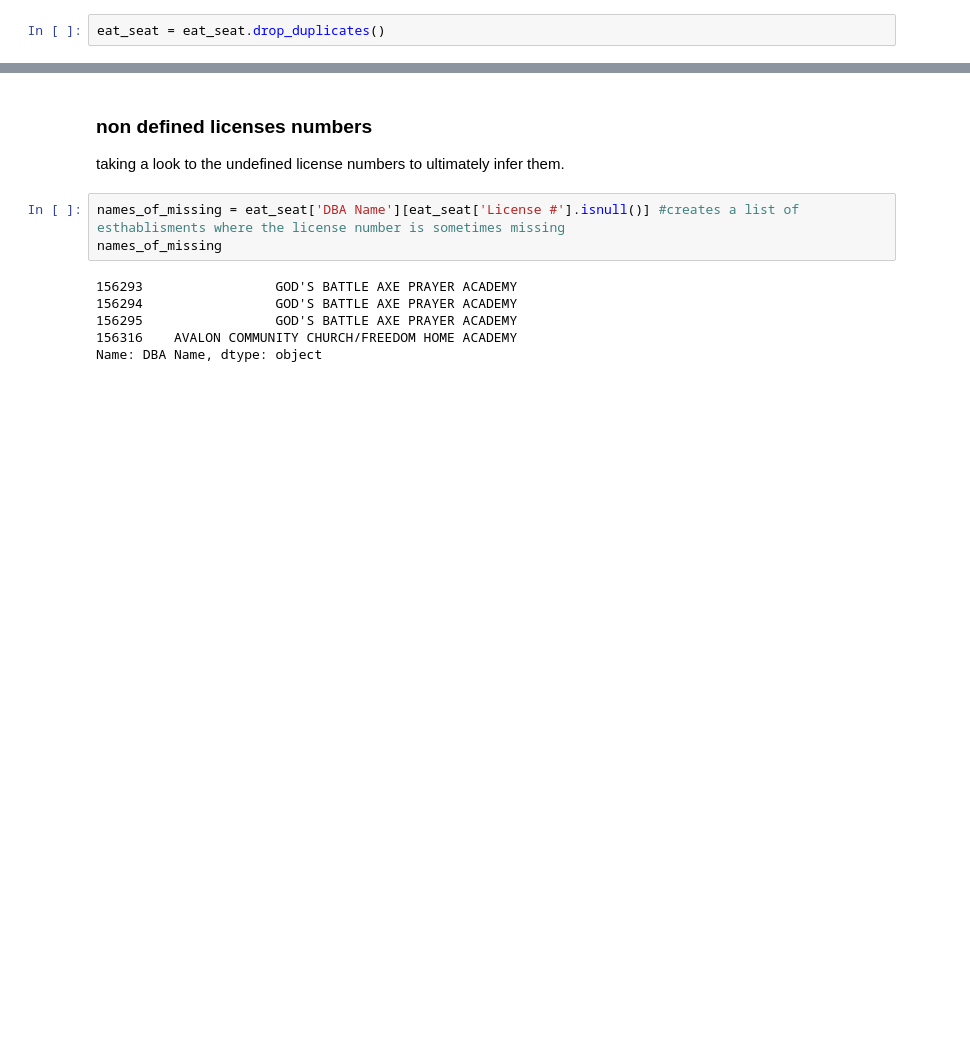
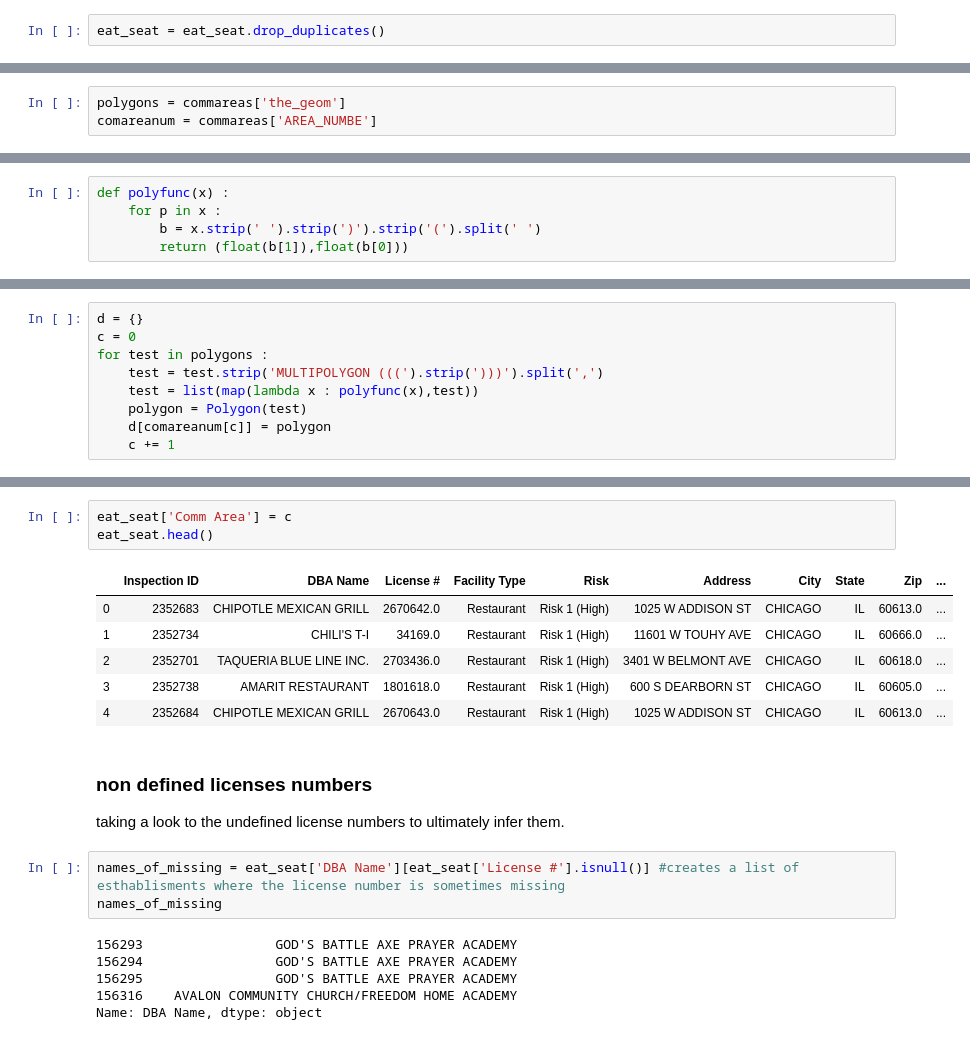
Before and after one commit to clairebilat/ada-2019-project-lost-and-found, a Jupyter notebook: Milestone-2.ipynb, the cells around one changed output, grey strips where cells are left out. Saved outputs shown, nothing was run; the diff lists cells and outputs as text; blank space fills up the shorter version.

```diff
--- a/Milestone-2.ipynb
+++ b/Milestone-2.ipynb
@@ -283,0 +383,3 @@ dtype: int64
+# %%
+polygons = commareas['the_geom']
+comareanum = commareas['AREA_NUMBE']
@@ -283,0 +388,5 @@ dtype: int64
+# %%
+def polyfunc(x) :
+    for p in x :
+        b = x.strip(' ').strip(')').strip('(').split(' ')
+        return (float(b[1]),float(b[0]))
@@ -283,0 +395,9 @@ dtype: int64
+# %%
+d = {}
+c = 0
+for test in polygons :
+    test = test.strip('MULTIPOLYGON (((').strip(')))').split(',')
+    test = list(map(lambda x : polyfunc(x),test))
+    polygon = Polygon(test)
+    d[comareanum[c]] = polygon
+    c += 1
@@ -284,3 +453,13 @@ dtype: int64
+# %%
+eat_seat['Comm Area'] = c
+eat_seat.head()
+# %% [output]
+|  | Inspection ID | DBA Name | License # | Facility Type | Risk | Address | City | State | Zip | ... |
+| 0 | 2352683 | CHIPOTLE MEXICAN GRILL | 2670642.0 | Restaurant | Risk 1 (High) | 1025 W ADDISON ST | CHICAGO | IL | 60613.0 | ... |
+| 1 | 2352734 | CHILI'S T-I | 34169.0 | Restaurant | Risk 1 (High) | 11601 W TOUHY AVE | CHICAGO | IL | 60666.0 | ... |
+| 2 | 2352701 | TAQUERIA BLUE LINE INC. | 2703436.0 | Restaurant | Risk 1 (High) | 3401 W BELMONT AVE | CHICAGO | IL | 60618.0 | ... |
+| 3 | 2352738 | AMARIT RESTAURANT | 1801618.0 | Restaurant | Risk 1 (High) | 600 S DEARBORN ST | CHICAGO | IL | 60605.0 | ... |
+| 4 | 2352684 | CHIPOTLE MEXICAN GRILL | 2670643.0 | Restaurant | Risk 1 (High) | 1025 W ADDISON ST | CHICAGO | IL | 60613.0 | ... |
 # %% [markdown]
 ### non defined licenses numbers
 
```
Also changed, not shown: parts of 34 cells of this notebook.
